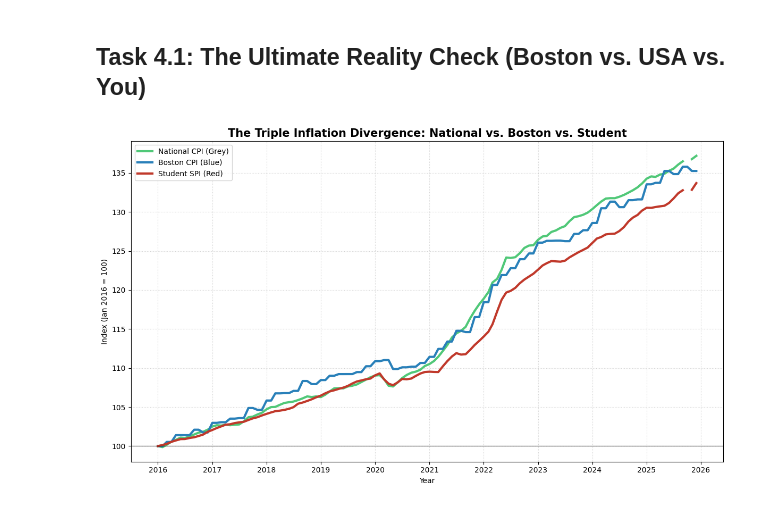
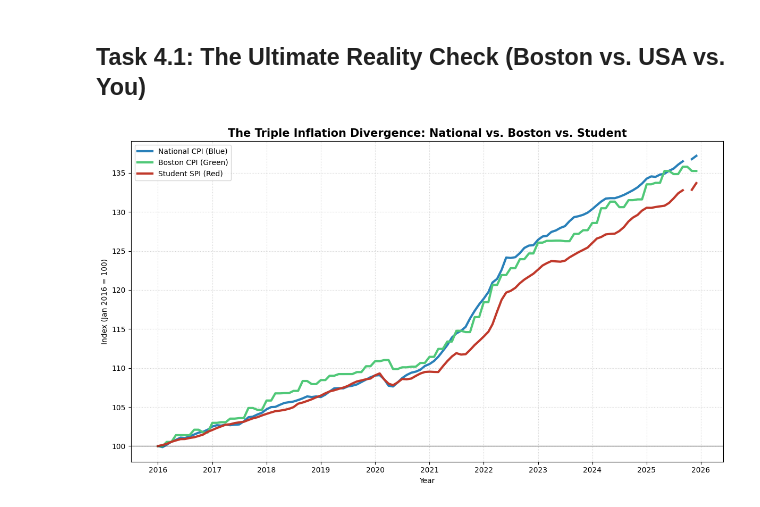
Before and after one commit to arinjay-singh/econ3916-statistical-machine-learning, a Jupyter notebook: Assignment 1/econ3916_assignment1.ipynb, the cells around one changed output. Saved outputs shown, nothing was run; the diff lists cells and outputs as text; code cells hidden in the pictures.

Commit message:
adjusting some charts

```diff
--- a/Assignment 1/econ3916_assignment1.ipynb
+++ b/Assignment 1/econ3916_assignment1.ipynb
@@ -266,33 +266,33 @@ df_normalized['Boston_Raw'] = boston_series
 df_normalized['Boston_Raw'] = df_normalized['Boston_Raw'].ffill().bfill()
 
 # 3. Normalize Boston to 100 on Jan 1, 2016
 # .iloc[0] works because your df starts at 2016-01-01
 df_normalized['Boston_CPI'] = (df_normalized['Boston_Raw'] / df_normalized['Boston_Raw'].iloc[0]) * 100
 
 # (M)echanism: Matplotlib Triple-Line Plot
 plt.figure(figsize=(12, 7))
 
 # National CPI (Grey - The "Background" Average)
 plt.plot(df_normalized.index, df_normalized['Official CPI'],
-         label='National CPI (Grey)', color='#50C878', linewidth=3)
+         label='National CPI (Blue)', color='#2980B9', linewidth=3)
 
 # Boston CPI (Blue - The "Regional" Reality)
 plt.plot(df_normalized.index, df_normalized['Boston_CPI'],
-         label='Boston CPI (Blue)', color='#2980B9', linewidth=3)
+         label='Boston CPI (Green)', color='#50C878', linewidth=3)
 
 # Student SPI (Red - The "Personal" Burden)
 plt.plot(df_normalized.index, df_normalized['Student_SPI'],
          label='Student SPI (Red)', color='#C0392B', linewidth=3)
 
 # (E)valuate: Legend and Formatting
 plt.title('The Triple Inflation Divergence: National vs. Boston vs. Student', fontsize=15, fontweight='bold')
 plt.ylabel('Index (Jan 2016 = 100)')
 plt.xlabel('Year')
 plt.axhline(100, color='black', linewidth=1, alpha=0.5)
 plt.legend(frameon=True, facecolor='white', loc='upper left')
 plt.grid(True, linestyle=':', alpha=0.6)
 
 plt.tight_layout()
 plt.show()
 # %% [output]
-[figure, old version]
+[figure, new version]
```
